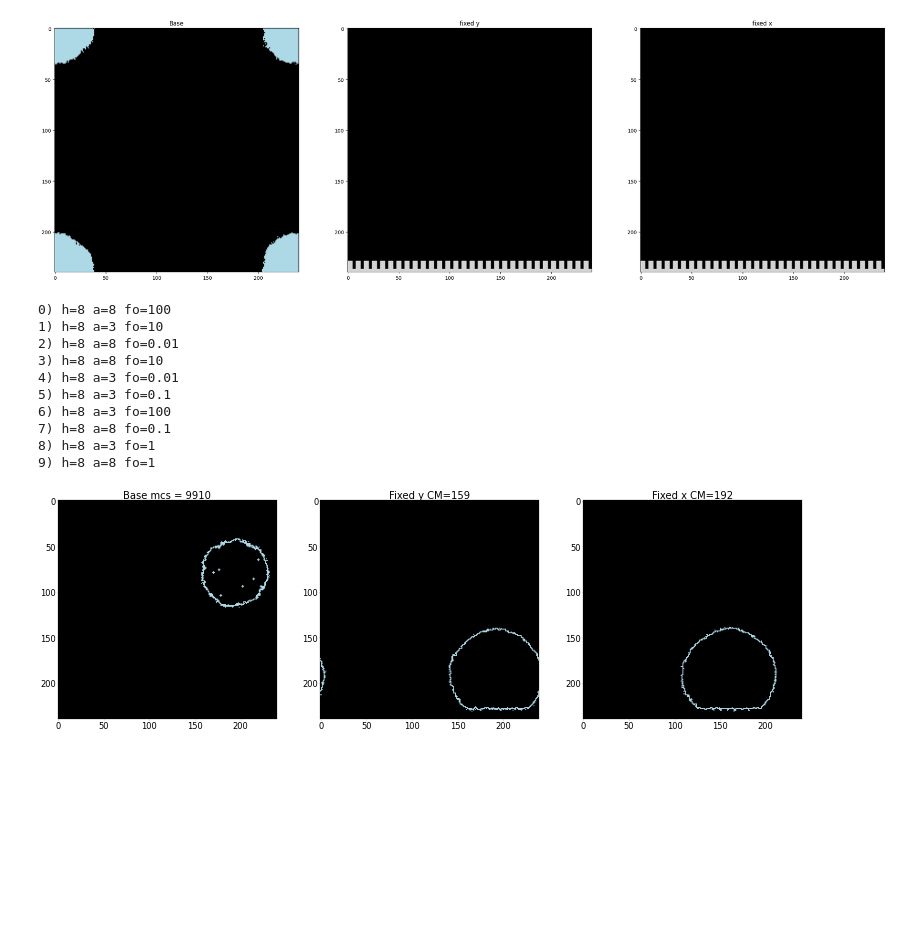
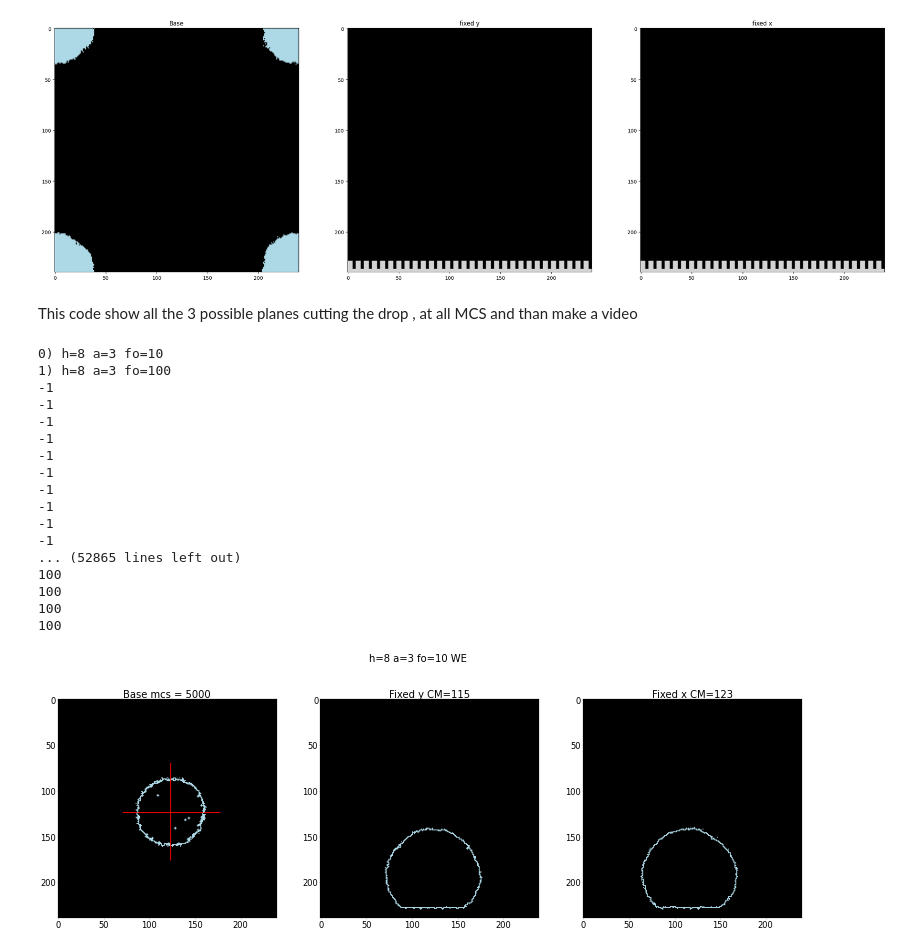
Before and after one commit to bboattini/active_drop_C, a Jupyter notebook: data_processings.ipynb, the cells around one changed output. Drawn from its saved outputs; the diff is of its cells as text; code cells hidden in the pictures; blank space fills up the shorter version.

```diff
--- a/data_processings.ipynb
+++ b/data_processings.ipynb
@@ -355,9 +347,11 @@ for h_val in h_values:
 
 plt.yscale("log")
 plt.xscale("log")
-
+plt.rcParams.update({'font.size': 5})
+gide = np.arange(5, 50, 1)
+plt.plot(gide, 0.012*gide*gide, 'k--', label='slope = 2')
 gide = np.arange(50, 500, 1)
-plt.plot(gide, 12*gide*gide, 'k--', label='slope = 2')
+plt.plot(gide, 0.5*gide, 'k:', label='slope = 1')
 
 # Add labels and legend
 plt.title(f'CM MSD for {state}')
@@ -776,6 +755,8 @@ fig.savefig(f"{state}BaseView.jpg", format='jpeg')
 8) h=8 a=3 fo=1
 9) h=8 a=8 fo=1
 [figure]
+# %% [markdown]
+This code show all the 3 possible planes cutting the drop , at all MCS and than make a video
 # %%
 import numpy as np
 import matplotlib.pyplot as plt
@@ -785,6 +766,7 @@ import os
 # Define the colors
 light_blue = [173, 216, 230]  # RGB values for light blue
 light_grey = [211, 211, 211]  # RGB values for light grey
+red = [255, 0, 0]  # RGB values for red
 
 # Define the size of the lattice
 l = 240  # adjust this value as needed
@@ -844,7 +826,7 @@ for z in range(h + h_base):
 
 # Read the file using numpy
 data = np.loadtxt(file, skiprows=1, dtype=int)
-interval = 10
+interval = 1
 MAX = 1000
 start_line = 20  # replace with the line number you want to start from
 mcs = -2
@@ -870,44 +852,54 @@ with open(file, 'r') as data:
                 axs[2].imshow(rotated_image)
                 axs[2].set_title(f'Fixed x CM={int(xm_CM[mcs])}')
 
                 # Save the frame as a PNG file inside move folder
                 fig.savefig(f"{movie_path}/{mcs}_frame.png", format='png')
 
                 # Create an empty image
                 base = np.zeros((l, l, 3), dtype=np.uint8)
                 y_fix = np.zeros((l, l, 3), dtype=np.uint8)
                 x_fix = np.zeros((l, l, 3), dtype=np.uint8)
             mcs += 1
 
         elif row.strip() and mcs%interval == 0:
             # Iterate over the data
             site, spin = map(int, row.split())
             x = site % l
             y = (site // l) % l
             z = site // (l * l)
             if x == int(xm_CM[mcs]):  # adjust this value as needed
+                print(mcs)
+                base[x, y] = red
                 if spin == 1:
                     x_fix[y, z] = light_blue
             if y == int(ym_CM[mcs]):  # adjust this value as needed
+                base[x, y] = red
                 if spin == 1:
                     y_fix[x, z] = light_blue
             if z == h + h_base + 2 :  # adjust this value as needed
                 if spin == 1:
                     base[x, y] = light_blue
         if mcs == MAX:
             break
 # %% [output]
-0) h=8 a=8 fo=100
-1) h=8 a=3 fo=10
-2) h=8 a=8 fo=0.01
-3) h=8 a=8 fo=10
-4) h=8 a=3 fo=0.01
-5) h=8 a=3 fo=0.1
-6) h=8 a=3 fo=100
-7) h=8 a=8 fo=0.1
-8) h=8 a=3 fo=1
-9) h=8 a=8 fo=1
+0) h=8 a=3 fo=10
+1) h=8 a=3 fo=100
+-1
+-1
+-1
+-1
+-1
+-1
+-1
+-1
+-1
+-1
+... (52865 lines left out)
+100
+100
+100
+100
-[figure, old version]
+[figure, new version]
 # %%
 import imageio.v2 as imageio
 
```
Also changed, not shown: parts of 4 cells of this notebook, 4 other files.
